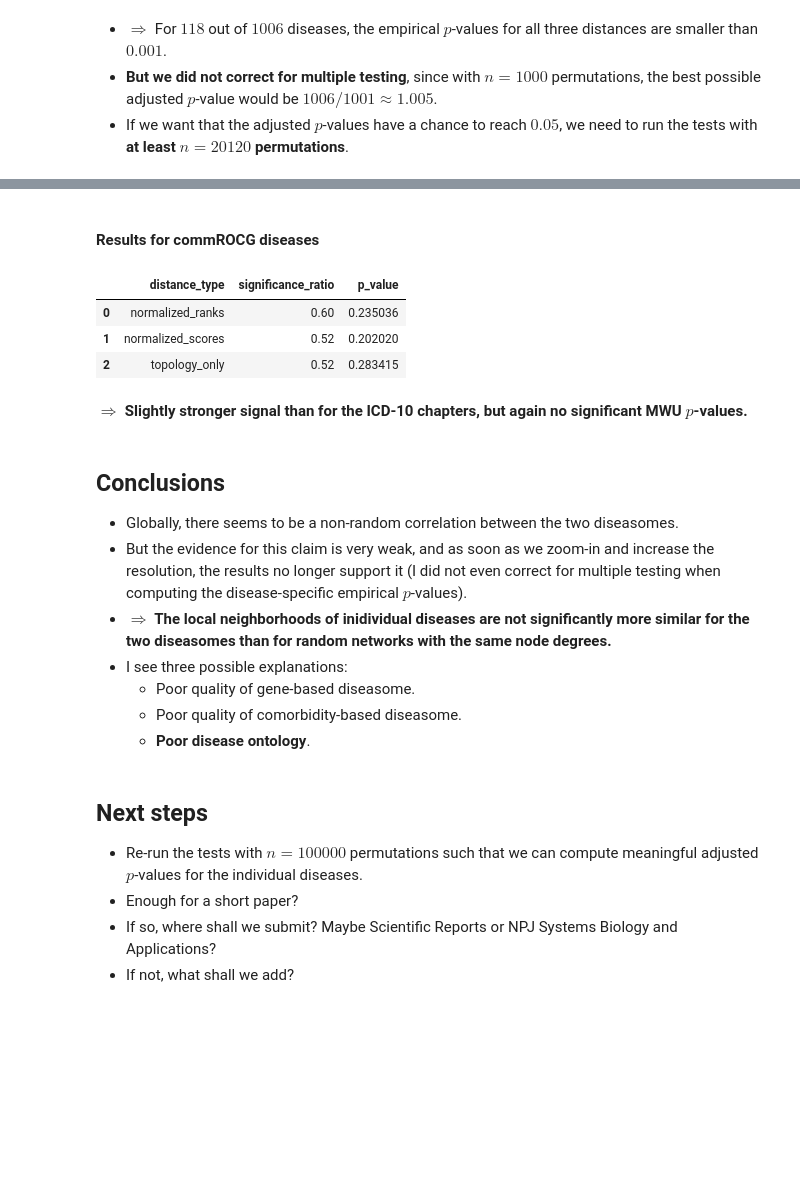
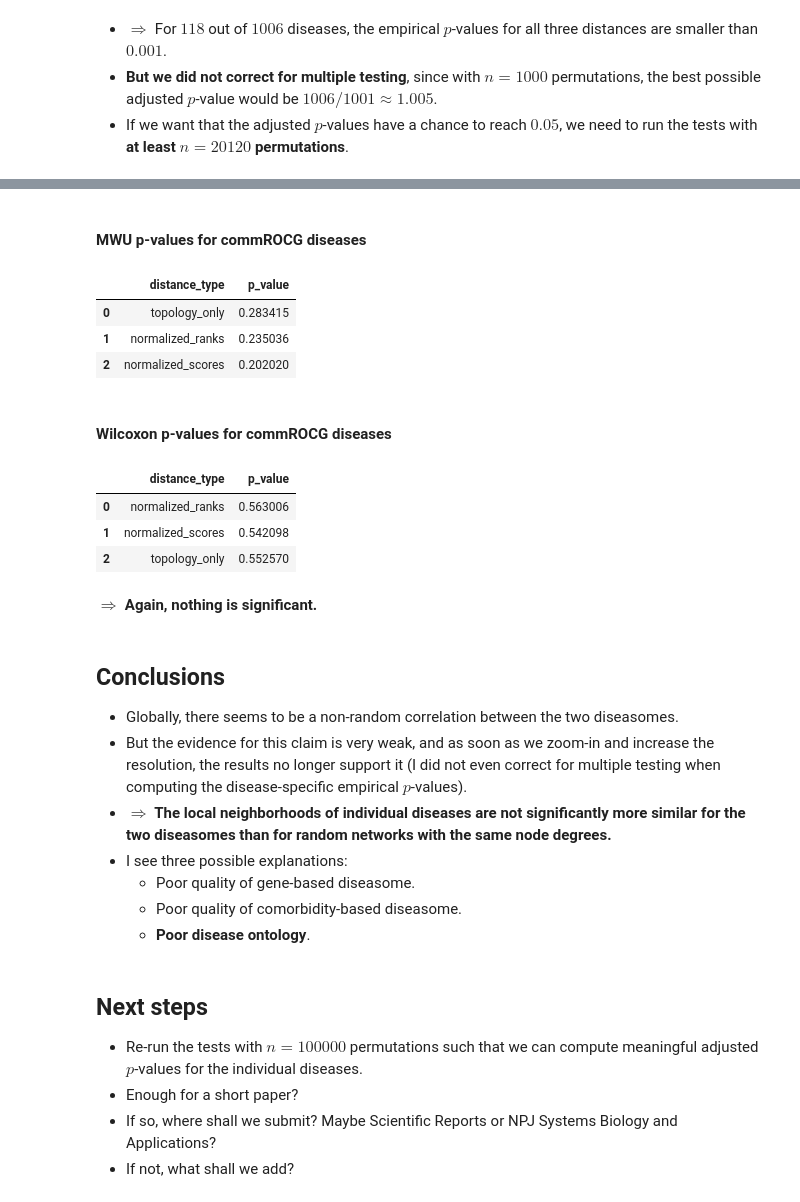
Before and after one commit to repotrial/graphsimqt, a Jupyter notebook: playground.ipynb, the cells around one changed output, grey strips where cells are left out. Saved outputs shown, nothing was run; the diff lists cells and outputs as text; code cells hidden in the pictures; blank space fills up the shorter version.

```diff
--- a/playground.ipynb
+++ b/playground.ipynb
@@ -240,21 +292,31 @@ len(all_significant)
 # %% [markdown]
-#### Results for commROCG diseases
+#### MWU p-values for commROCG diseases
 # %%
-commrocg_results = pd.read_csv('results/commrocg_results.csv').drop(columns=['significant_diseases'])
-commrocg_results
+mwu_commrocg_p_values = pd.read_csv('results/mwu_commrocg_p_values.csv')
+mwu_commrocg_p_values
 # %% [output]
-|  | distance_type | significance_ratio | p_value |
-| 0 | normalized_ranks | 0.60 | 0.235036 |
-| 1 | normalized_scores | 0.52 | 0.202020 |
-| 2 | topology_only | 0.52 | 0.283415 |
+|  | distance_type | p_value |
+| 0 | topology_only | 0.283415 |
+| 1 | normalized_ranks | 0.235036 |
+| 2 | normalized_scores | 0.202020 |
+# %% [markdown]
+#### Wilcoxon p-values for commROCG diseases
+# %%
+wilcoxon_commrocg_p_values = pd.read_csv('results/wilcoxon_commrocg_p_values.csv')
+wilcoxon_commrocg_p_values
+# %% [output]
+|  | distance_type | p_value |
+| 0 | normalized_ranks | 0.563006 |
+| 1 | normalized_scores | 0.542098 |
+| 2 | topology_only | 0.552570 |
 # %% [markdown]
-**$\Longrightarrow$ Slightly stronger signal than for the ICD-10 chapters, but again no significant MWU $p$-values.**
+**$\Longrightarrow$ Again, nothing is significant.**
 # %% [markdown]
 ## Conclusions
 
 - Globally, there seems to be a non-random correlation between the two diseasomes.
 - But the evidence for this claim is very weak, and as soon as we zoom-in and increase the resolution, the results no longer support it (I did not even correct for multiple testing when computing the disease-specific empirical $p$-values).
-- **$\Longrightarrow$ The local neighborhoods of inidividual diseases are not significantly more similar for the two diseasomes than for random networks with the same node degrees.**
+- **$\Longrightarrow$ The local neighborhoods of individual diseases are not significantly more similar for the two diseasomes than for random networks with the same node degrees.**
 - I see three possible explanations:
   - Poor quality of gene-based diseasome.
   - Poor quality of comorbidity-based diseasome.
```
Also changed, not shown: parts of 23 cells of this notebook, 4 other files.
